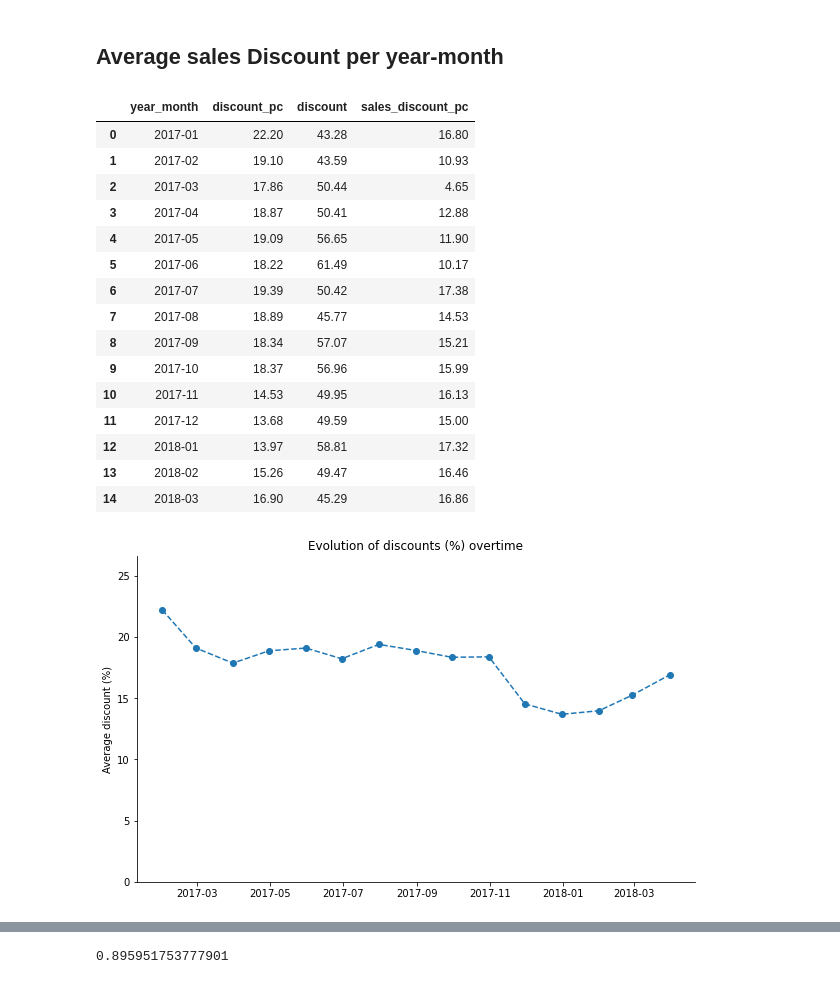
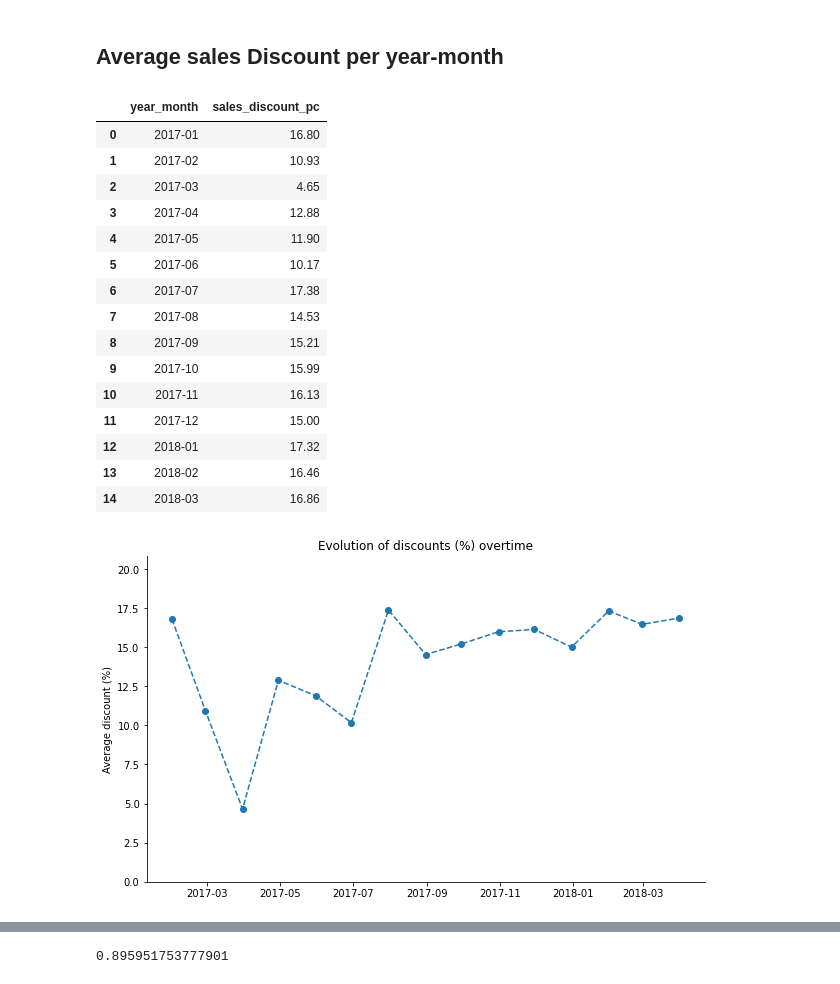
Before and after one commit to Loveless1234/Bootcamp_WBS_DS, a Jupyter notebook: week3/category.ipynb, the cells around one changed output, grey strips where cells are left out. Saved outputs shown, nothing was run; the diff lists cells and outputs as text; code cells hidden in the pictures.

```diff
--- a/week3/category.ipynb
+++ b/week3/category.ipynb
@@ -121,36 +125,37 @@ sales
     )
     # group by year and month period to find the mean and median value
     .groupby('year_month')
-    .agg({'discount_pc':'mean','discount':'mean','sales_discount_pc':'mean'})
+    .agg({'sales_discount_pc':'mean'})
     .reset_index()
 
 )
 p_df
 # %% [output]
-|  | year_month | discount_pc | discount | sales_discount_pc |
-| 0 | 2017-01 | 22.20 | 43.28 | 16.80 |
-| 1 | 2017-02 | 19.10 | 43.59 | 10.93 |
-| 2 | 2017-03 | 17.86 | 50.44 | 4.65 |
-| 3 | 2017-04 | 18.87 | 50.41 | 12.88 |
-| 4 | 2017-05 | 19.09 | 56.65 | 11.90 |
-| 5 | 2017-06 | 18.22 | 61.49 | 10.17 |
-| 6 | 2017-07 | 19.39 | 50.42 | 17.38 |
-| 7 | 2017-08 | 18.89 | 45.77 | 14.53 |
-| 8 | 2017-09 | 18.34 | 57.07 | 15.21 |
-| 9 | 2017-10 | 18.37 | 56.96 | 15.99 |
-| 10 | 2017-11 | 14.53 | 49.95 | 16.13 |
-| 11 | 2017-12 | 13.68 | 49.59 | 15.00 |
-| 12 | 2018-01 | 13.97 | 58.81 | 17.32 |
-| 13 | 2018-02 | 15.26 | 49.47 | 16.46 |
-| 14 | 2018-03 | 16.90 | 45.29 | 16.86 |
+|  | year_month | sales_discount_pc |
+| 0 | 2017-01 | 16.80 |
+| 1 | 2017-02 | 10.93 |
+| 2 | 2017-03 | 4.65 |
+| 3 | 2017-04 | 12.88 |
+| 4 | 2017-05 | 11.90 |
+| 5 | 2017-06 | 10.17 |
+| 6 | 2017-07 | 17.38 |
+| 7 | 2017-08 | 14.53 |
+| 8 | 2017-09 | 15.21 |
+| 9 | 2017-10 | 15.99 |
+| 10 | 2017-11 | 16.13 |
+| 11 | 2017-12 | 15.00 |
+| 12 | 2018-01 | 17.32 |
+| 13 | 2018-02 | 16.46 |
+| 14 | 2018-03 | 16.86 |
 # %%
 plt.subplots(figsize=(10, 6))
 
-plt.plot_date(data=p_df, x='year_month', y='discount_pc', linestyle='--')
+plt.plot_date(data=p_df, x='year_month', y='sales_discount_pc', linestyle='--')
 plt.title('Evolution of discounts (%) overtime')
 plt.ylabel('Average discount (%)')
-plt.ylim(0, p_df['discount_pc'].max()*1.2)
+plt.ylim(0, p_df['sales_discount_pc'].max()*1.2)
 sns.despine()
+plt.savefig('discount_pc.jpg',dpi=1200)
 plt.show()
 # %% [output]
-[figure, old version]
+[figure, new version]
```
Also changed, not shown: parts of 7 cells of this notebook, 4 other files.
